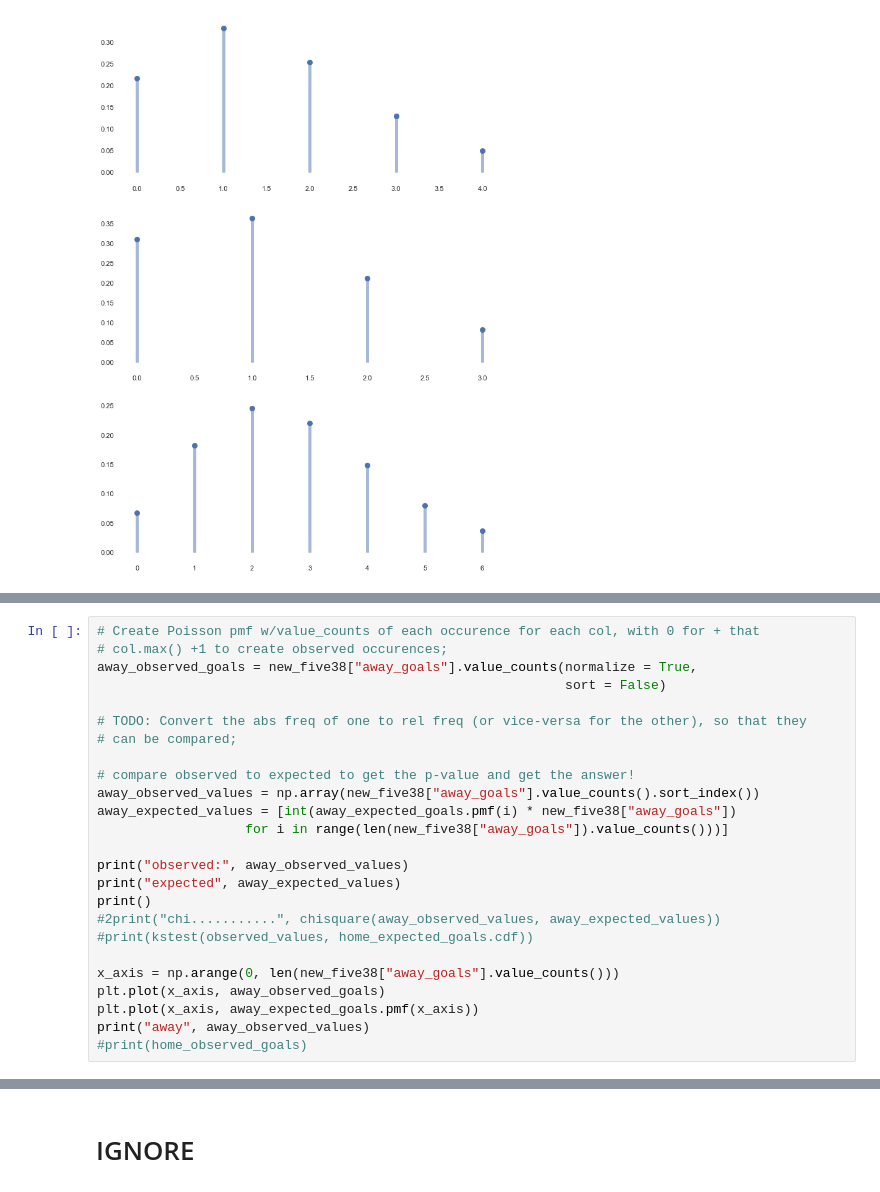
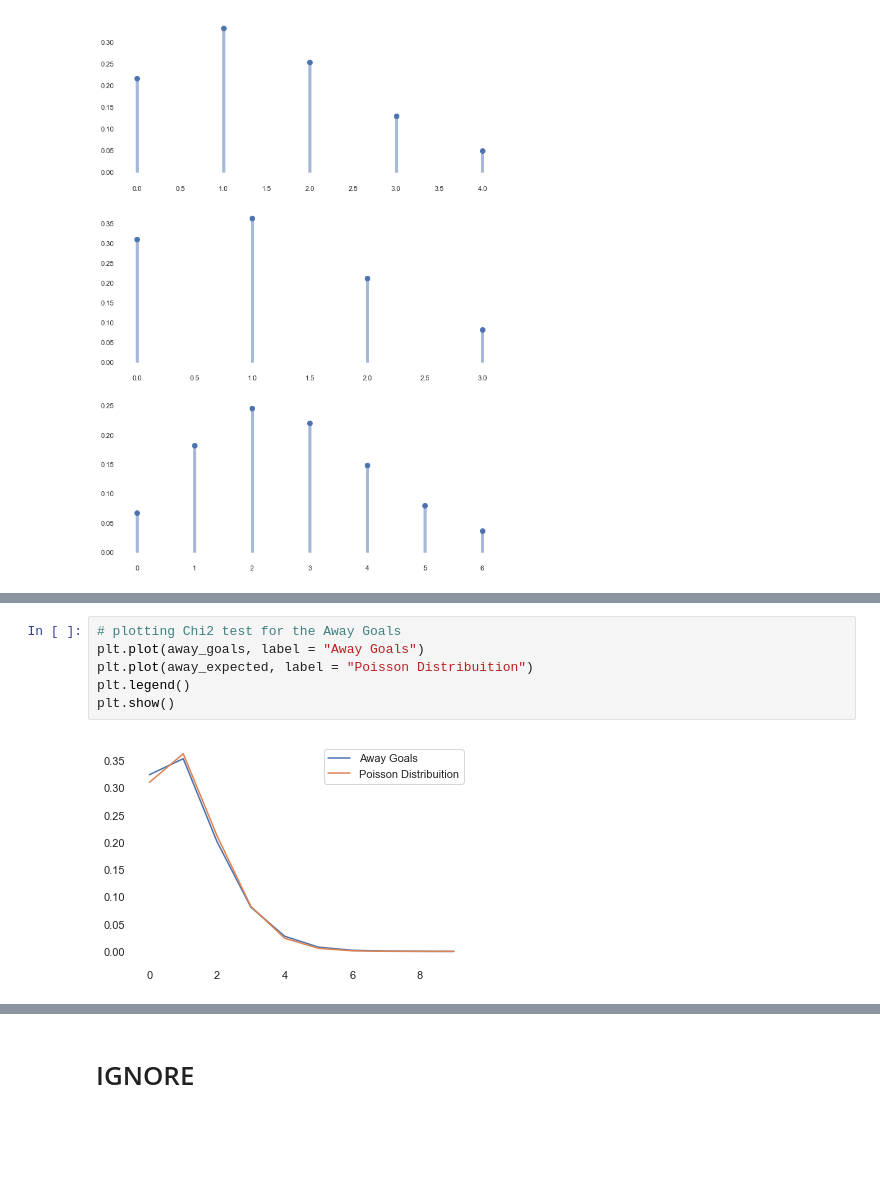
Before and after one commit to duarteharris/Project-Week-6, a Jupyter notebook: inferential_stats.ipynb, the cells around one changed output, grey strips where cells are left out. Cells and saved outputs as stored; diff of their text form; blank space fills up the shorter version.

```diff
--- a/inferential_stats.ipynb
+++ b/inferential_stats.ipynb
@@ -567,25 +564,8 @@ plt.plot(x_axis, away_expected_goals.pmf(x_axis))
-# %%
-# Create Poisson pmf w/value_counts of each occurence for each col, with 0 for + that
-# col.max() +1 to create observed occurences;
-away_observed_goals = new_five38["away_goals"].value_counts(normalize = True,
-                                                            sort = False)
-
-# TODO: Convert the abs freq of one to rel freq (or vice-versa for the other), so that they
-# can be compared;
-
-# compare observed to expected to get the p-value and get the answer!
-away_observed_values = np.array(new_five38["away_goals"].value_counts().sort_index())
-away_expected_values = [int(away_expected_goals.pmf(i) * new_five38["away_goals"])
-                   for i in range(len(new_five38["away_goals"]).value_counts()))]
-
-print("observed:", away_observed_values)
-print("expected", away_expected_values)
-print()
-#2print("chi...........", chisquare(away_observed_values, away_expected_values))
-#print(kstest(observed_values, home_expected_goals.cdf))
-
-x_axis = np.arange(0, len(new_five38["away_goals"].value_counts()))
-plt.plot(x_axis, away_observed_goals)
-plt.plot(x_axis, away_expected_goals.pmf(x_axis))
-print("away", away_observed_values)
-#print(home_observed_goals)
+# %%
+# plotting Chi2 test for the Away Goals
+plt.plot(away_goals, label = "Away Goals")
+plt.plot(away_expected, label = "Poisson Distribuition")
+plt.legend()
+plt.show()
+# %% [output]
+[figure, added]
```
Also changed, not shown: parts of 5 cells of this notebook.
